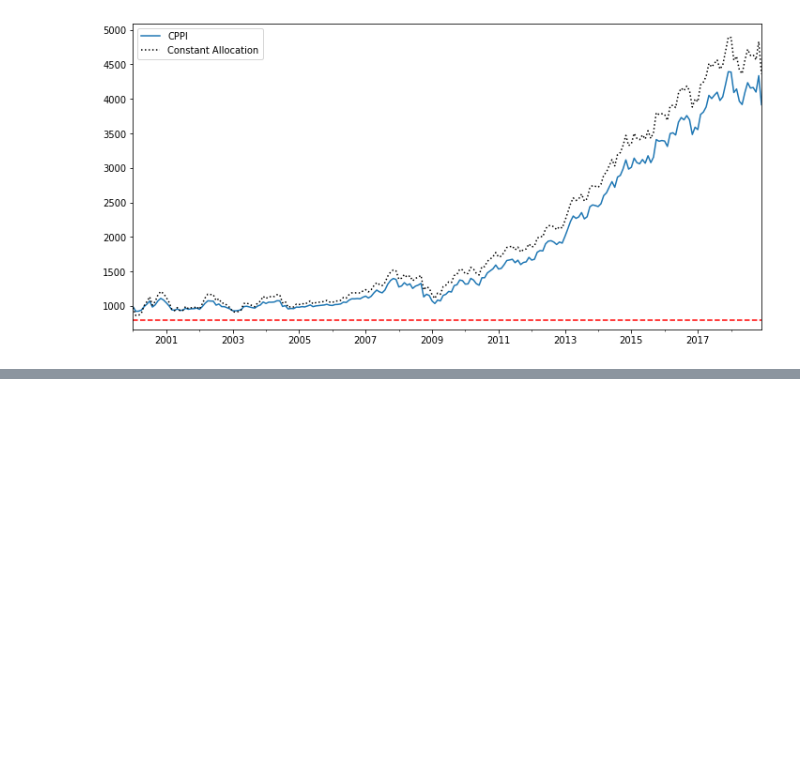
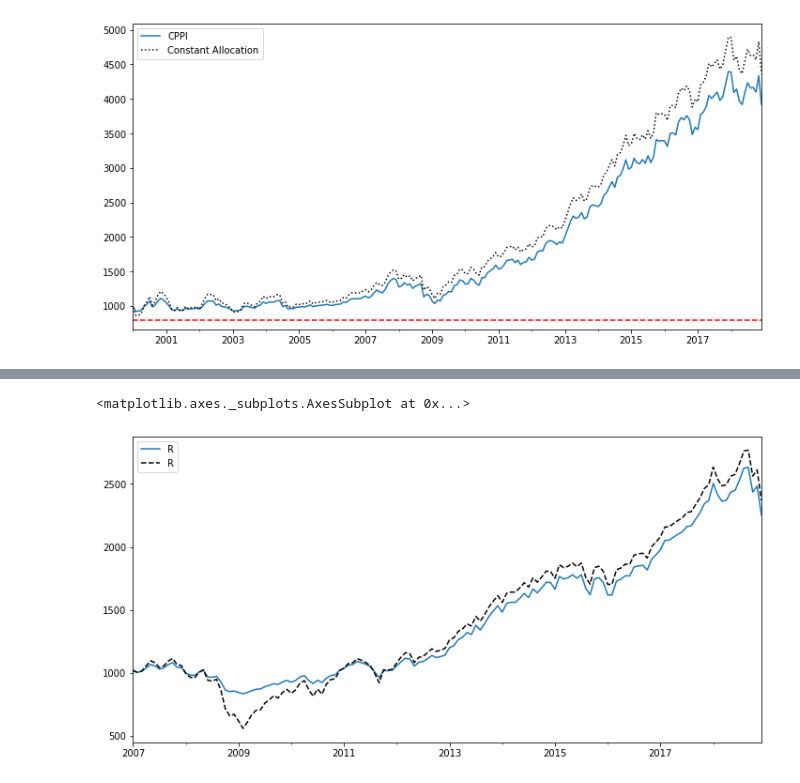
Before and after one commit to hoestlund/investment_management, a Jupyter notebook: 1/303_CPPI_drawdown_constraints.ipynb, the cells around one changed output, grey strips where cells are left out. Cells and saved outputs as stored; diff of their text form; code cells hidden in the pictures; blank space fills up the shorter version.

```diff
--- a/1/303_CPPI_drawdown_constraints.ipynb
+++ b/1/303_CPPI_drawdown_constraints.ipynb
@@ -38,7 +38,7 @@ import pandas as pd
 ind_return = data.get_ind30_vw_returns()
 industry_sizes = data.get_ind30_size()
 num_firms = data.get_ind30_nfirms()
-tmi_return = index.total_market_index(industry_sizes, num_firms, ind_return)
+tmi_return = index.total_market_return(industry_sizes, num_firms, ind_return)
 # %%
 # Dynamically allocate between risky and safe asset so that it does not violate a floor constraint
 risky_r = ind_return['2000':][['Steel', 'Fin', 'Beer']]
@@ -150,0 +185,7 @@ risky_weight_history.plot()
+# %%
+backtest_r = portfolio.cppi(tmi_return['2007':])
+ax = backtest_r['Wealth'].plot(figsize=(12,6), label)
+backtest_r["Risky Wealth"].plot(ax=ax, style='k--')
+# %% [output]
+<matplotlib.axes._subplots.AxesSubplot at 0x...>
+[figure, added]
```
Also changed, not shown: parts of 14 cells of this notebook, 1 other file.
